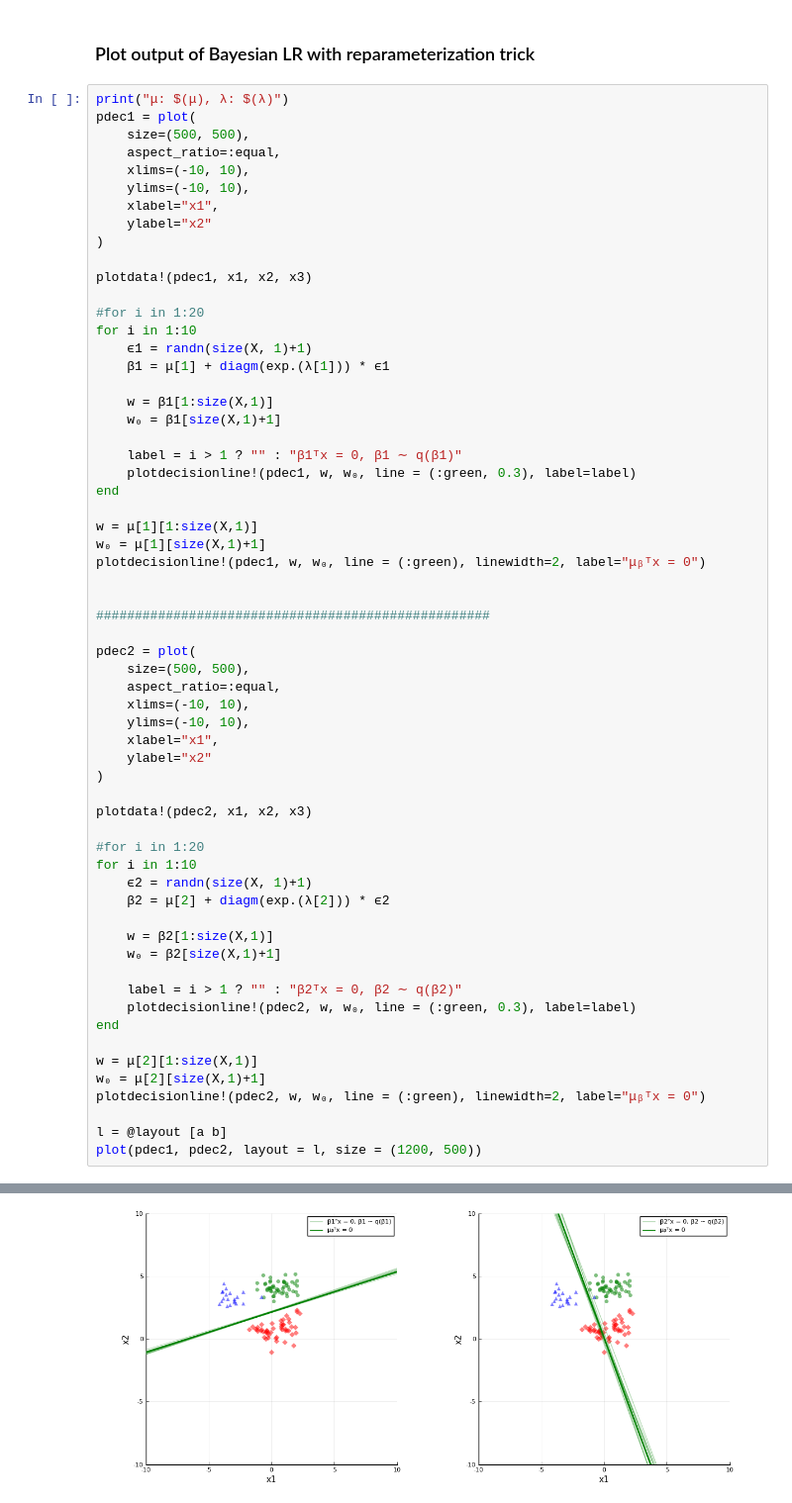
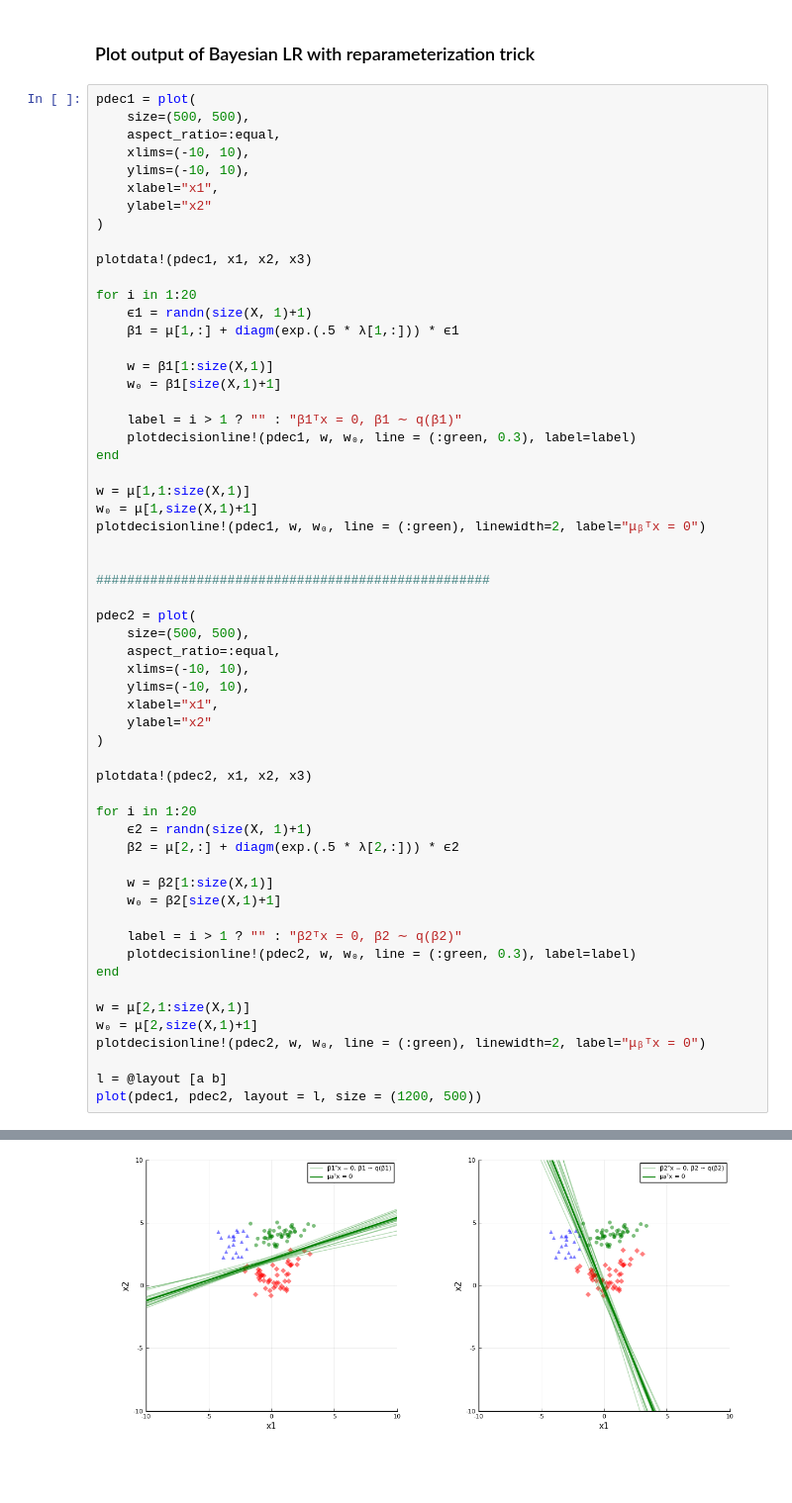
Before and after one commit to fnlandini/BayesianModels, a Jupyter notebook: examples/LogisticRegression.ipynb, the cells around one changed output, grey strips where cells are left out. Shown at 99% size. Drawn from its saved outputs; the diff is of its cells as text; blank space fills up the shorter version.

```diff
--- a/examples/LogisticRegression.ipynb
+++ b/examples/LogisticRegression.ipynb
@@ -663,7 +578,6 @@ plot(llk_plot, Dkl_plot, layout = (2,1), legend=false)
 # %% [markdown]
 ### Plot output of Bayesian LR with reparameterization trick
 # %%
-print("μ: $(μ), λ: $(λ)")
 pdec1 = plot(
     size=(500, 500),
     aspect_ratio=:equal,
@@ -675,10 +589,9 @@ pdec1 = plot(
 
 plotdata!(pdec1, x1, x2, x3)
 
-#for i in 1:20
-for i in 1:10
+for i in 1:20
     ϵ1 = randn(size(X, 1)+1)
-    β1 = μ[1] + diagm(exp.(λ[1])) * ϵ1
+    β1 = μ[1,:] + diagm(exp.(.5 * λ[1,:])) * ϵ1
 
     w = β1[1:size(X,1)]
     w₀ = β1[size(X,1)+1]
@@ -687,8 +600,8 @@ for i in 1:10
     plotdecisionline!(pdec1, w, w₀, line = (:green, 0.3), label=label)
 end
 
-w = μ[1][1:size(X,1)]
-w₀ = μ[1][size(X,1)+1]
+w = μ[1,1:size(X,1)]
+w₀ = μ[1,size(X,1)+1]
 plotdecisionline!(pdec1, w, w₀, line = (:green), linewidth=2, label="μᵦᵀx = 0")
 
 
@@ -705,10 +618,9 @@ pdec2 = plot(
 
 plotdata!(pdec2, x1, x2, x3)
 
-#for i in 1:20
-for i in 1:10
+for i in 1:20
     ϵ2 = randn(size(X, 1)+1)
-    β2 = μ[2] + diagm(exp.(λ[2])) * ϵ2
+    β2 = μ[2,:] + diagm(exp.(.5 * λ[2,:])) * ϵ2
 
     w = β2[1:size(X,1)]
     w₀ = β2[size(X,1)+1]
@@ -717,8 +629,8 @@ for i in 1:10
     plotdecisionline!(pdec2, w, w₀, line = (:green, 0.3), label=label)
 end
 
-w = μ[2][1:size(X,1)]
-w₀ = μ[2][size(X,1)+1]
+w = μ[2,1:size(X,1)]
+w₀ = μ[2,size(X,1)+1]
 plotdecisionline!(pdec2, w, w₀, line = (:green), linewidth=2, label="μᵦᵀx = 0")
 
 l = @layout [a b]
@@ -728 +639 @@ plot(pdec1, pdec2, layout = l, size = (1200, 500))
-[figure, old version]
+[figure, new version]
```
Also changed, not shown: parts of 13 cells of this notebook.
